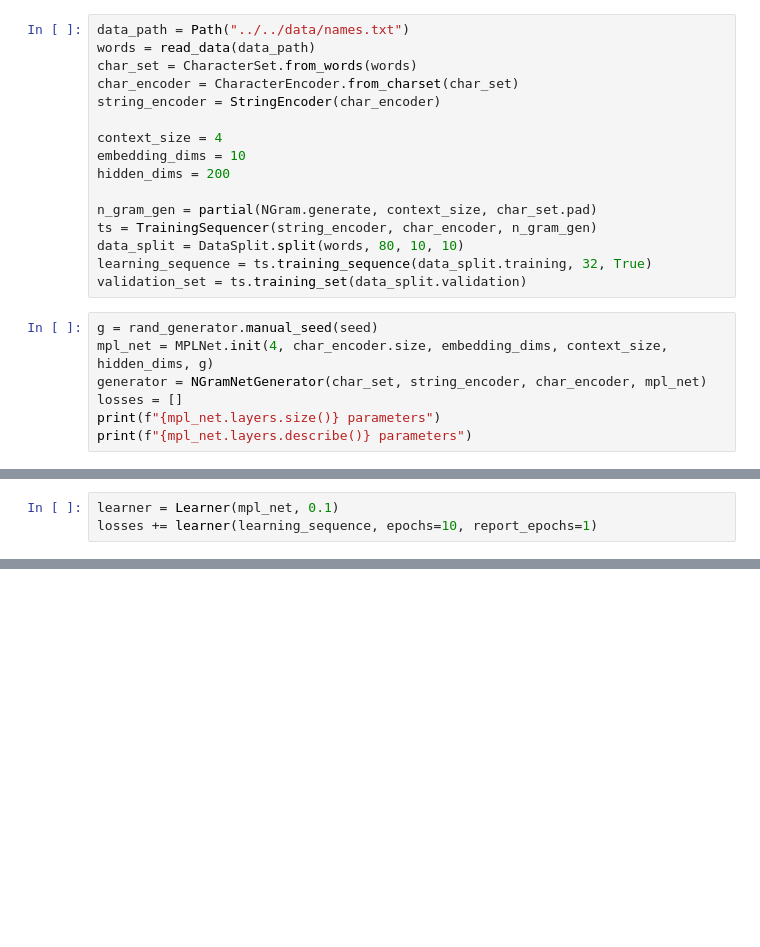
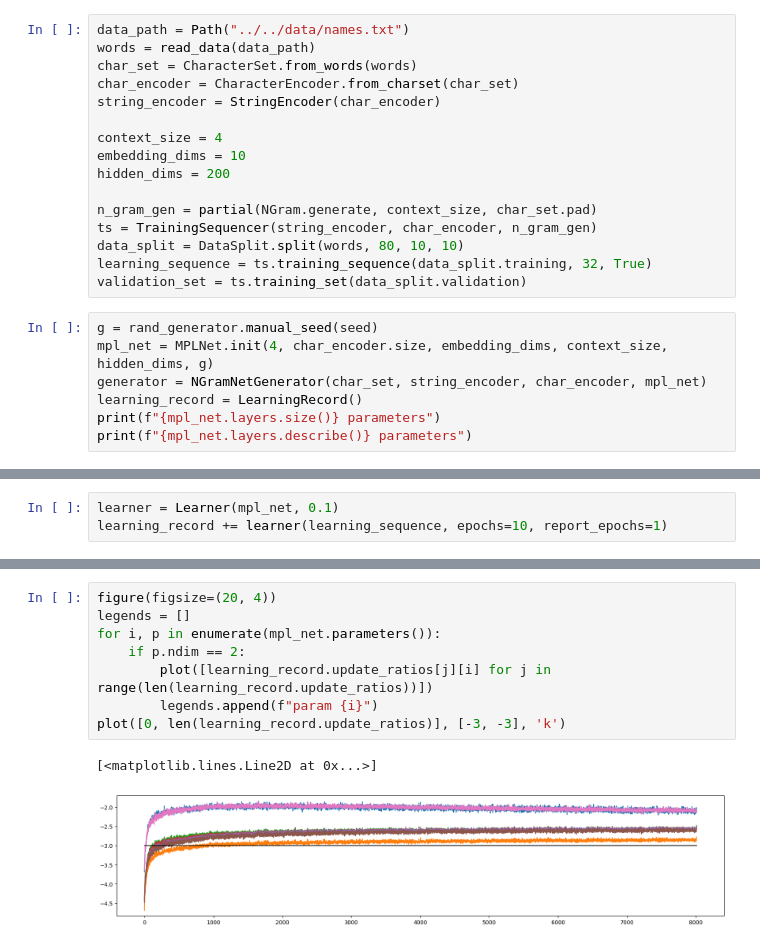
Before and after one commit to yvan-vivid/learning-ai, a Jupyter notebook: karpathy-series/notebooks/makemore/mpl_component_model.ipynb, the cells around one changed output, grey strips where cells are left out. Drawn from its saved outputs; the diff is of its cells as text; blank space fills up the shorter version.

Commit message:
Recording for learning process

```diff
--- a/karpathy-series/notebooks/makemore/mpl_component_model.ipynb
+++ b/karpathy-series/notebooks/makemore/mpl_component_model.ipynb
@@ -46,7 +46,7 @@ validation_set = ts.training_set(data_split.validation)
 g = rand_generator.manual_seed(seed)
 mpl_net = MPLNet.init(4, char_encoder.size, embedding_dims, context_size, hidden_dims, g)
 generator = NGramNetGenerator(char_set, string_encoder, char_encoder, mpl_net)
-losses = []
+learning_record = LearningRecord()
 print(f"{mpl_net.layers.size()} parameters")
 print(f"{mpl_net.layers.describe()} parameters")
 # %% [output]
@@ -54,5 +54,5 @@ print(f"{mpl_net.layers.describe()} parameters")
 Sequence [Embedding [27, 10], Flatten last 2 dims, Linear [40, 200] with bias, BatchNorm1d [200], Functional <built-in method tanh of type object at 0x...>, Linear [200, 200] with bias, BatchNorm1d [2 ...
 # %%
 learner = Learner(mpl_net, 0.1)
-losses += learner(learning_sequence, epochs=10, report_epochs=1)
+learning_record += learner(learning_sequence, epochs=10, report_epochs=1)
 # %% [output]
@@ -143,0 +106,11 @@ layer  13 Functional <built-in method tanh of type object at 0x...>: mean  0.000
+# %%
+figure(figsize=(20, 4))
+legends = []
+for i, p in enumerate(mpl_net.parameters()):
+    if p.ndim == 2:
+        plot([learning_record.update_ratios[j][i] for j in range(len(learning_record.update_ratios))])
+        legends.append(f"param {i}")
+plot([0, len(learning_record.update_ratios)], [-3, -3], 'k')
+# %% [output]
+[<matplotlib.lines.Line2D at 0x...>]
+[figure, added]
```
Also changed, not shown: parts of 9 cells of this notebook, 4 other files.
